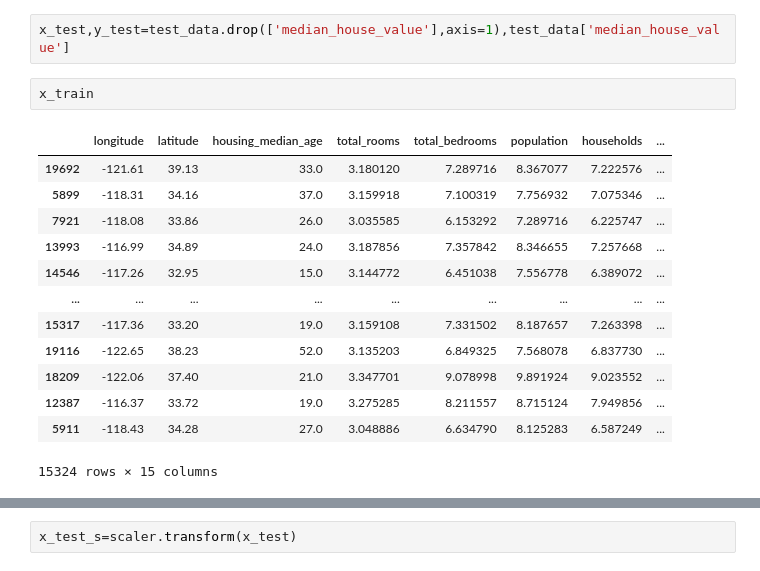
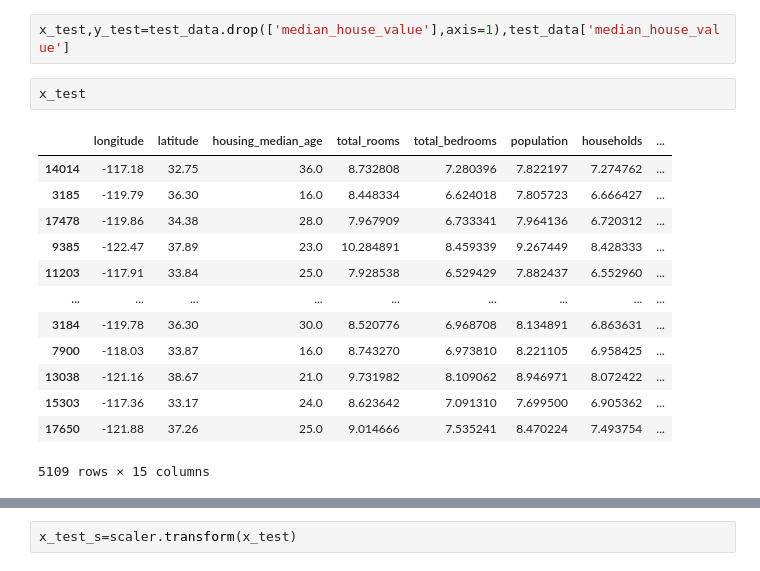
Before and after one commit to Harsh-Sriv/House-Price-Prediction, a Jupyter notebook: pricing.ipynb, the cells around one changed output, grey strips where cells are left out. Drawn from its saved outputs; the diff is of its cells as text.

```diff
--- a/pricing.ipynb
+++ b/pricing.ipynb
@@ -263,18 +263,18 @@ sns.heatmap(test_data.corr(),annot=True,cmap='YlGnBu')
 # %%
 x_test,y_test=test_data.drop(['median_house_value'],axis=1),test_data['median_house_value']
-# %%
-x_train
-# %% [output]
-|  | longitude | latitude | housing_median_age | total_rooms | total_bedrooms | population | households | ... |
-| 19692 | -121.61 | 39.13 | 33.0 | 3.180120 | 7.289716 | 8.367077 | 7.222576 | ... |
-| 5899 | -118.31 | 34.16 | 37.0 | 3.159918 | 7.100319 | 7.756932 | 7.075346 | ... |
-| 7921 | -118.08 | 33.86 | 26.0 | 3.035585 | 6.153292 | 7.289716 | 6.225747 | ... |
-| 13993 | -116.99 | 34.89 | 24.0 | 3.187856 | 7.357842 | 8.346655 | 7.257668 | ... |
-| 14546 | -117.26 | 32.95 | 15.0 | 3.144772 | 6.451038 | 7.556778 | 6.389072 | ... |
-| ... | ... | ... | ... | ... | ... | ... | ... | ... |
-| 15317 | -117.36 | 33.20 | 19.0 | 3.159108 | 7.331502 | 8.187657 | 7.263398 | ... |
-| 19116 | -122.65 | 38.23 | 52.0 | 3.135203 | 6.849325 | 7.568078 | 6.837730 | ... |
-| 18209 | -122.06 | 37.40 | 21.0 | 3.347701 | 9.078998 | 9.891924 | 9.023552 | ... |
-| 12387 | -116.37 | 33.72 | 19.0 | 3.275285 | 8.211557 | 8.715124 | 7.949856 | ... |
-| 5911 | -118.43 | 34.28 | 27.0 | 3.048886 | 6.634790 | 8.125283 | 6.587249 | ... |
-15324 rows × 15 columns
+# %%
+x_test
+# %% [output]
+|  | longitude | latitude | housing_median_age | total_rooms | total_bedrooms | population | households | ... |
+| 14014 | -117.18 | 32.75 | 36.0 | 8.732808 | 7.280396 | 7.822197 | 7.274762 | ... |
+| 3185 | -119.79 | 36.30 | 16.0 | 8.448334 | 6.624018 | 7.805723 | 6.666427 | ... |
+| 17478 | -119.86 | 34.38 | 28.0 | 7.967909 | 6.733341 | 7.964136 | 6.720312 | ... |
+| 9385 | -122.47 | 37.89 | 23.0 | 10.284891 | 8.459339 | 9.267449 | 8.428333 | ... |
+| 11203 | -117.91 | 33.84 | 25.0 | 7.928538 | 6.529429 | 7.882437 | 6.552960 | ... |
+| ... | ... | ... | ... | ... | ... | ... | ... | ... |
+| 3184 | -119.78 | 36.30 | 30.0 | 8.520776 | 6.968708 | 8.134891 | 6.863631 | ... |
+| 7900 | -118.03 | 33.87 | 16.0 | 8.743270 | 6.973810 | 8.221105 | 6.958425 | ... |
+| 13038 | -121.16 | 38.67 | 21.0 | 9.731982 | 8.109062 | 8.946971 | 8.072422 | ... |
+| 15303 | -117.36 | 33.17 | 24.0 | 8.623642 | 7.091310 | 7.699500 | 6.905362 | ... |
+| 17650 | -121.88 | 37.26 | 25.0 | 9.014666 | 7.535241 | 8.470224 | 7.493754 | ... |
+5109 rows × 15 columns
```
Also changed, not shown: parts of 17 cells of this notebook.
